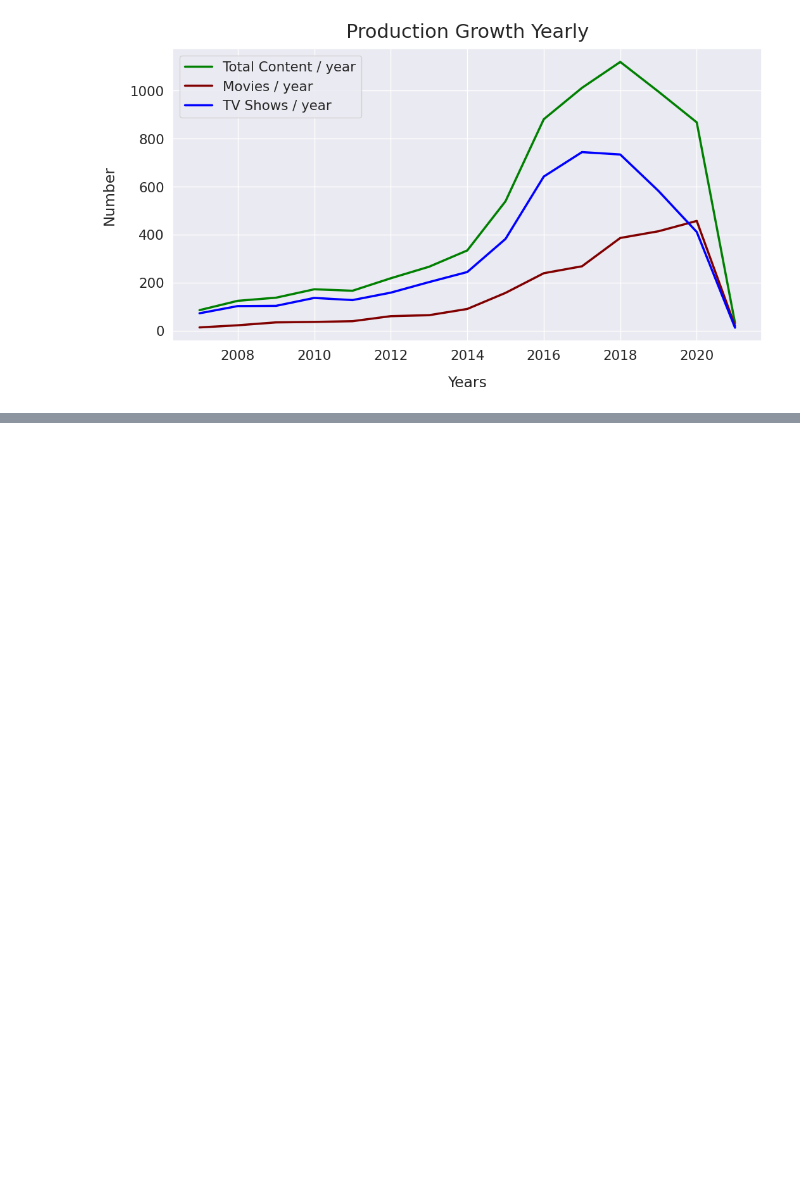
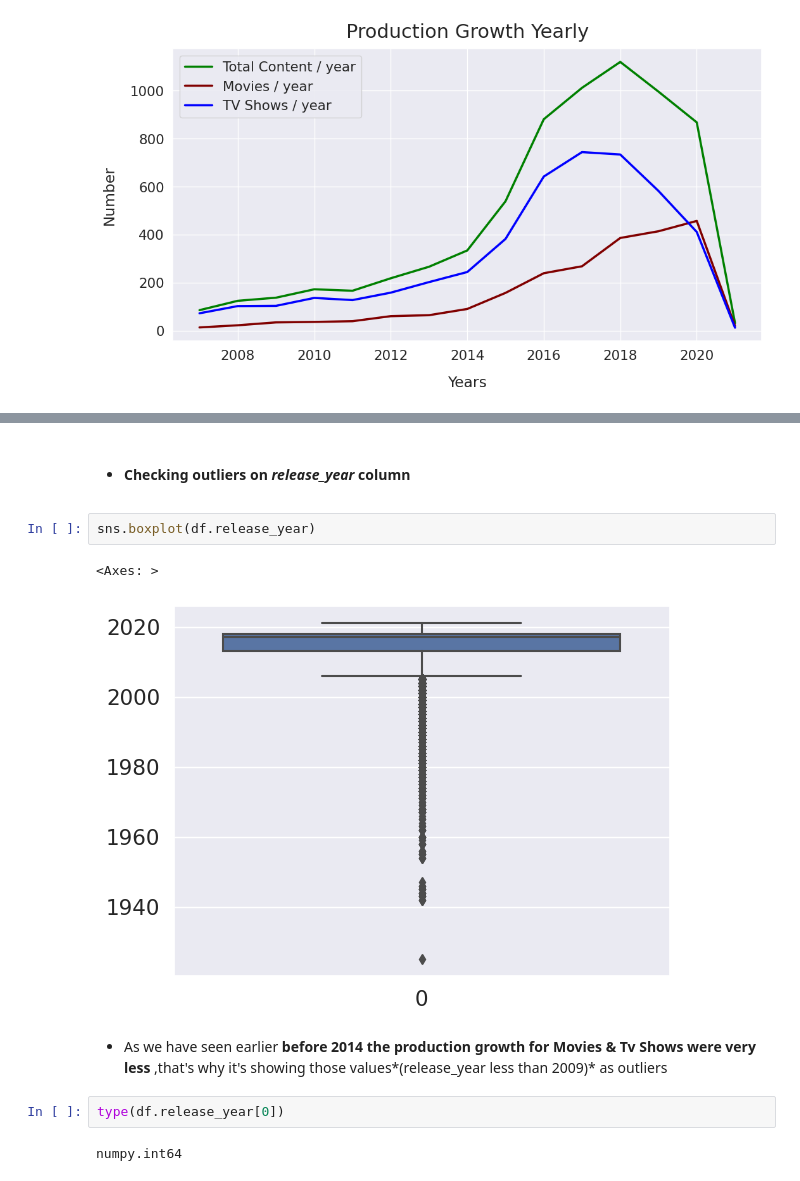
Before and after one commit to Ksangi/Netflix_Movies_And_Tv_Shows_Clustering, a Jupyter notebook: Netflix_Movies_And_Tv_Shows_Clustering.ipynb, the cells around one changed output, grey strips where cells are left out. Cells and saved outputs as stored; diff of their text form; blank space fills up the shorter version.

```diff
--- a/Netflix_Movies_And_Tv_Shows_Clustering.ipynb
+++ b/Netflix_Movies_And_Tv_Shows_Clustering.ipynb
@@ -239,0 +284,13 @@ plt.title("Production Growth Yearly", y=1.02, fontsize=22);
+# %% [markdown]
+* ####  Checking **outliers** on *release_year* column
+# %%
+sns.boxplot(df.release_year)
+# %% [output]
+<Axes: >
+[figure, added]
+# %% [markdown]
+* As we have seen earlier **before 2014 the production growth for Movies & Tv Shows were very less** ,that's why it's showing those values*(release_year less than 2009)* as outliers
+# %%
+type(df.release_year[0])
+# %% [output]
+numpy.int64
```
Also changed, not shown: parts of 26 cells of this notebook.
